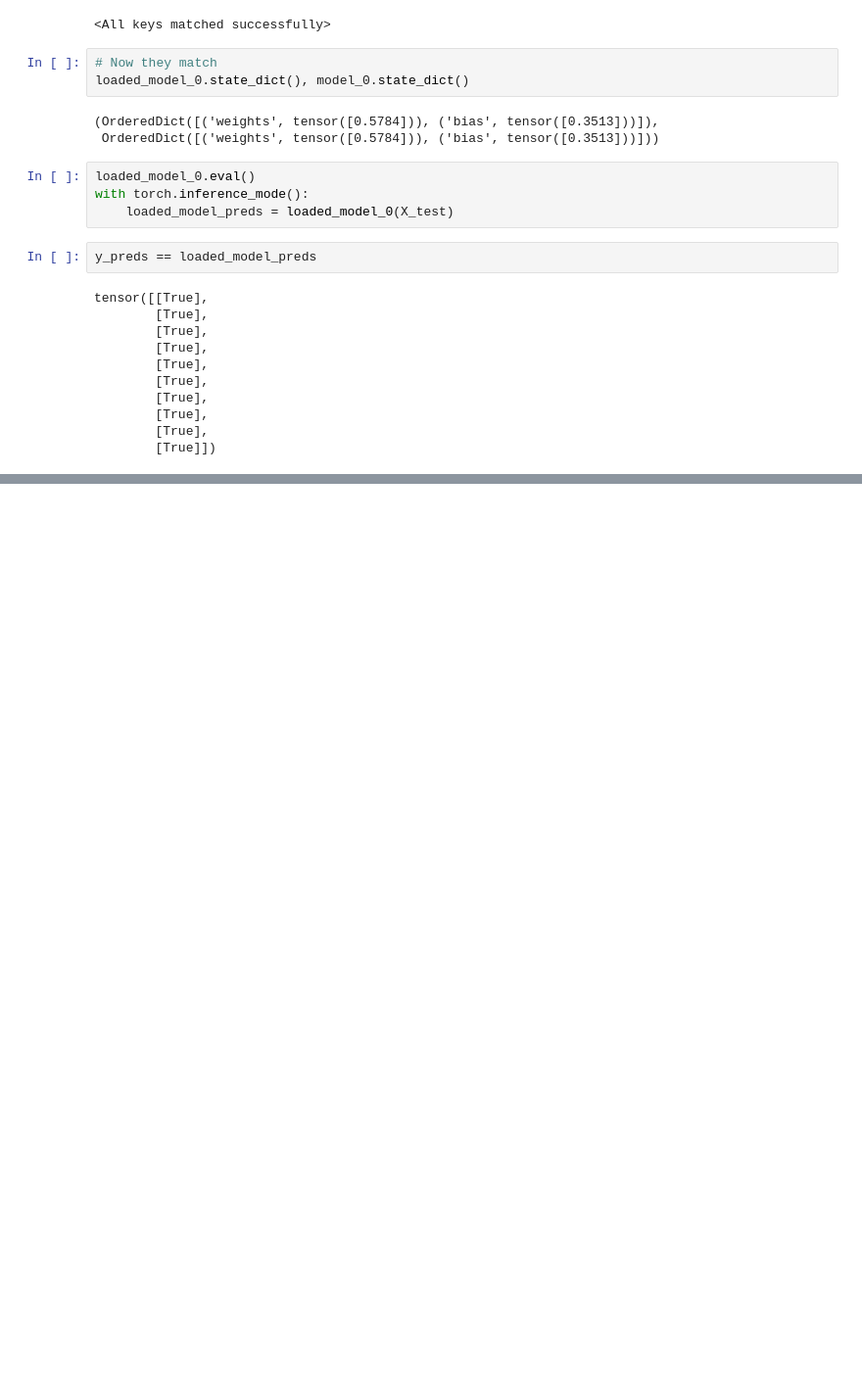
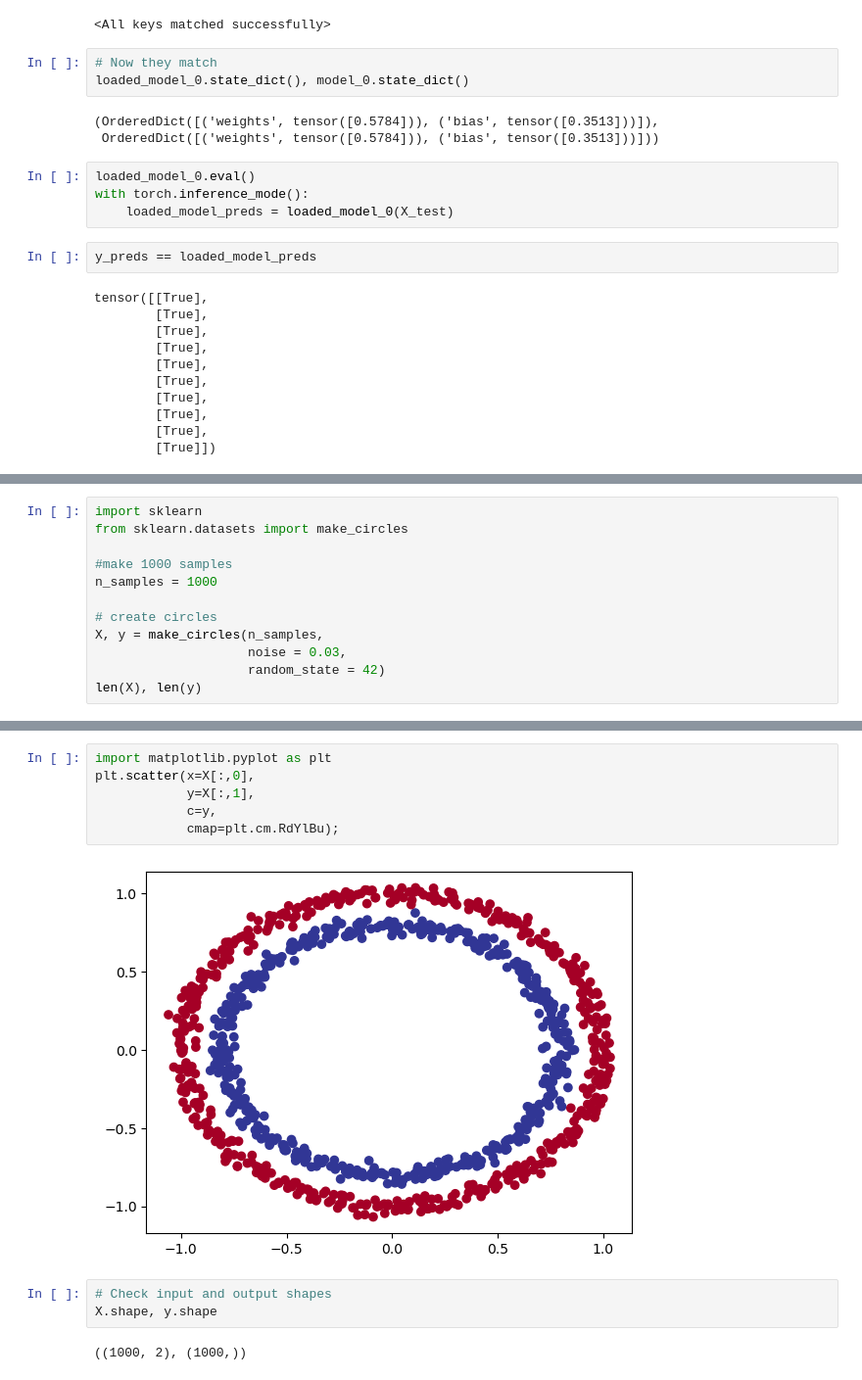
Before and after one commit to WillForshaw/JUNO-Deep-Learning-Project, a Jupyter notebook: PyTorchWorkflowTest.ipynb, the cells around one changed output, grey strips where cells are left out. Shown: that part at 98% size. Saved outputs shown, nothing was run; the diff lists cells and outputs as text; blank space fills up the shorter version.

```diff
--- a/PyTorchWorkflowTest.ipynb
+++ b/PyTorchWorkflowTest.ipynb
@@ -303,0 +300,12 @@ import numpy as np
+# %%
+import sklearn
+from sklearn.datasets import make_circles
+
+#make 1000 samples
+n_samples = 1000
+
+# create circles
+X, y = make_circles(n_samples,
+                    noise = 0.03,
+                    random_state = 42)
+len(X), len(y)
@@ -303,0 +345,13 @@ import numpy as np
+# %%
+import matplotlib.pyplot as plt
+plt.scatter(x=X[:,0],
+            y=X[:,1],
+            c=y,
+            cmap=plt.cm.RdYlBu);
+# %% [output]
+[figure, added]
+# %%
+# Check input and output shapes
+X.shape, y.shape
+# %% [output]
+((1000, 2), (1000,))
```
Also changed, not shown: parts of 25 cells of this notebook, 1 other file.
